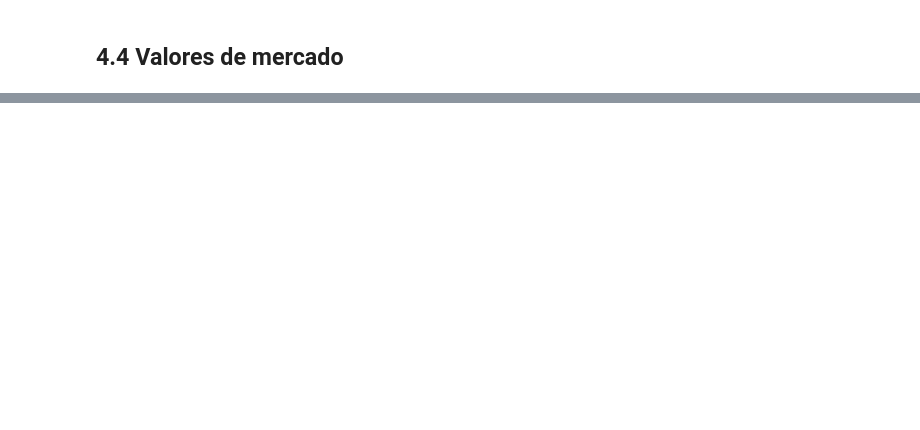
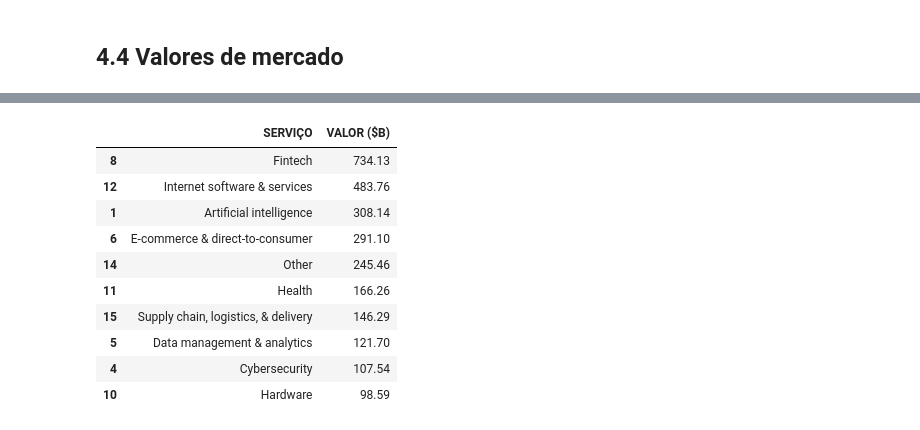
Before and after one commit to Marcos-Beck/Empresas_Unicornios, a Jupyter notebook: projeto_emp-unicornios.ipynb, the cells around one changed output, grey strips where cells are left out. Cells and saved outputs as stored; diff of their text form; code cells hidden in the pictures; blank space fills up the shorter version.

```diff
--- a/projeto_emp-unicornios.ipynb
+++ b/projeto_emp-unicornios.ipynb
@@ -715,0 +730,15 @@ data_base.groupby(['PAIS'])['VALOR ($B)'].sum().reset_index().sort_values('VALOR
+# %%
+tabela_valores_setor = data_base.groupby(['SERVIÇO'])['VALOR ($B)'].sum().reset_index().sort_values('VALOR ($B)', ascending=False)
+tabela_valores_setor[:10]
+# %% [output]
+|  | SERVIÇO | VALOR ($B) |
+| 8 | Fintech | 734.13 |
+| 12 | Internet software & services | 483.76 |
+| 1 | Artificial intelligence | 308.14 |
+| 6 | E-commerce & direct-to-consumer | 291.10 |
+| 14 | Other | 245.46 |
+| 11 | Health | 166.26 |
+| 15 | Supply chain, logistics, & delivery | 146.29 |
+| 5 | Data management & analytics | 121.70 |
+| 4 | Cybersecurity | 107.54 |
+| 10 | Hardware | 98.59 |
```
Also changed, not shown: parts of 11 cells of this notebook.
